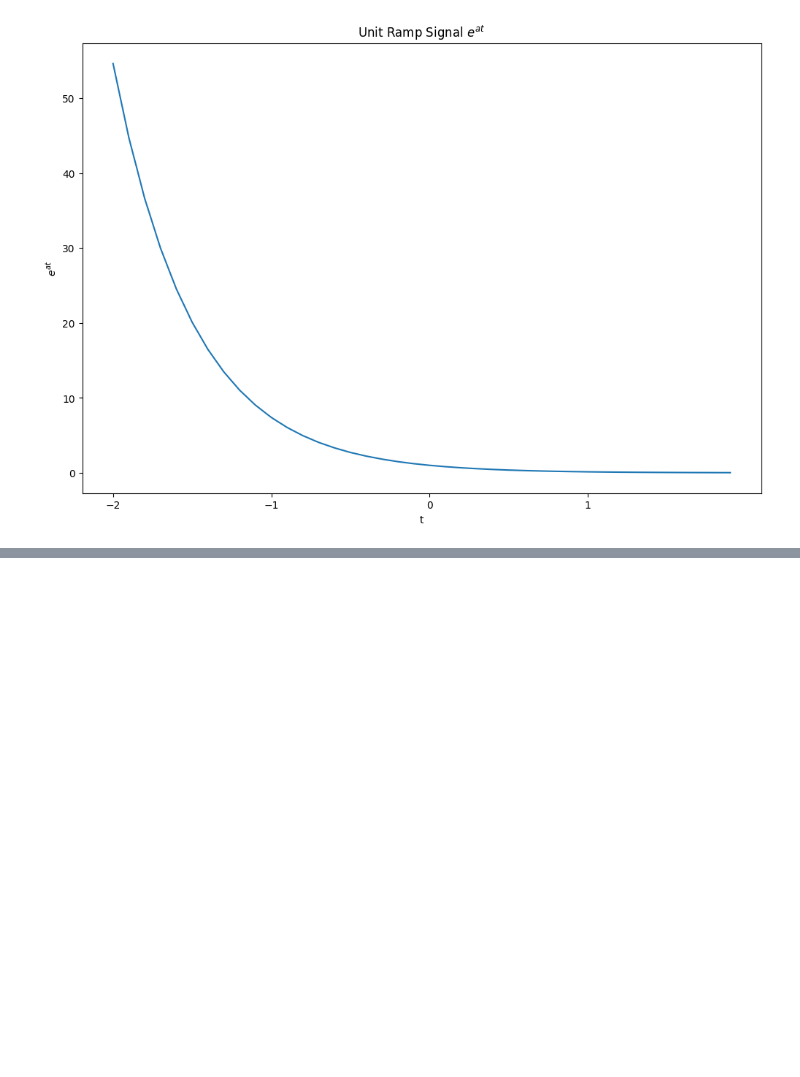
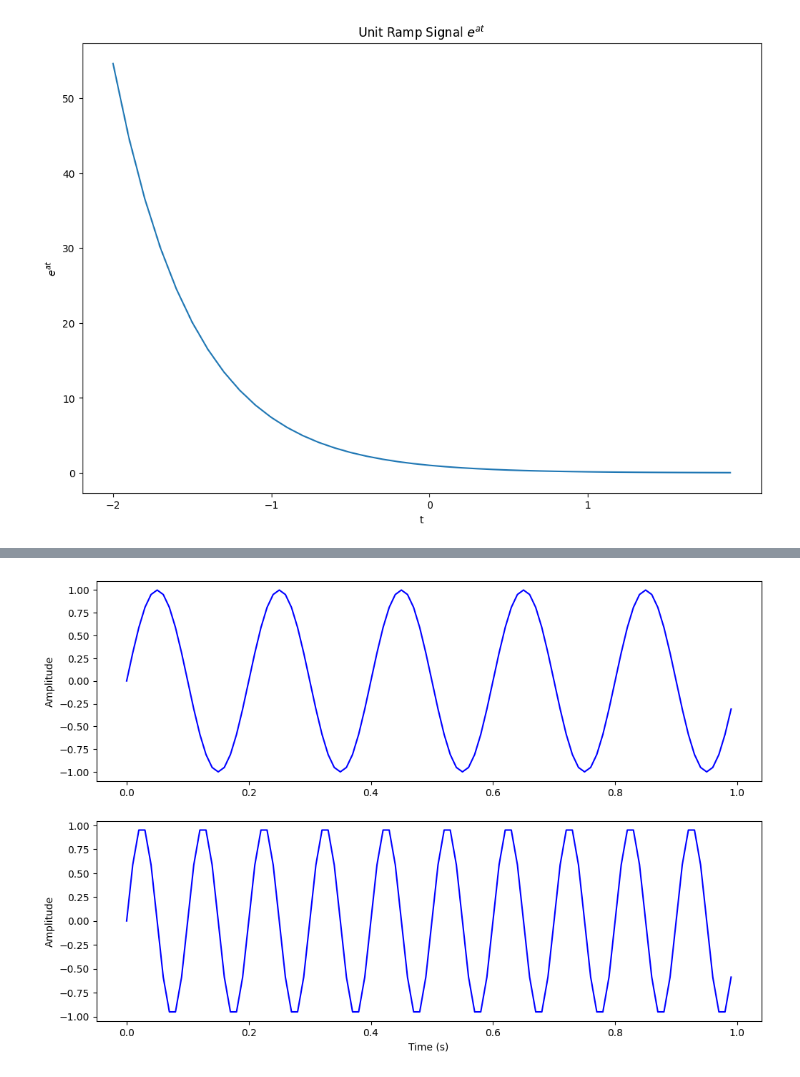
Before and after one commit to payammohammadi94/signalDSP, a Jupyter notebook: signal_and_systerm.ipynb, the cells around one changed output, grey strips where cells are left out. Cells and saved outputs as stored; diff of their text form; code cells hidden in the pictures; blank space fills up the shorter version.

Commit message:
add plot since wave

```diff
--- a/signal_and_systerm.ipynb
+++ b/signal_and_systerm.ipynb
@@ -222,0 +220,39 @@ array([4.53999298e-05, 1.23409804e-04, 3.35462628e-04, 9.11881966e-04,
+# %%
+#sampling rate
+sr = 100
+
+#sampling interval
+ts = 1/sr
+t = np.arange(0,1,ts)
+
+#signal x_1(t)=sin(wt+q) that q=0 f=5 hz
+#w = 2*pi*f
+q1 = 0
+f1 = 5 #frequence = 5 hz
+w1 = 2*np.pi*f1
+x1 = np.sin(w1*t+q1)
+
+#signal x_2(t)=sin(wt+q) that q=0 f=10 hz
+#w = 2*pi*f
+q2 = 0
+f2 = 10 #frequence = 5 hz
+w2 = 2*np.pi*f2
+x2 = np.sin(w2*t+q2)
+
+#ploting
+
+#pot x_1(t)
+plt.figure(figsize = (12, 8))
+plt.subplot(211)
+plt.plot(t, x1, 'b')
+plt.ylabel('Amplitude')
+
+
+plt.subplot(212)
+plt.plot(t, x2, 'b')
+plt.ylabel('Amplitude')
+
+plt.xlabel('Time (s)')
+plt.show()
+# %% [output]
+[figure, added]
```
Also changed, not shown: parts of 5 cells of this notebook.
